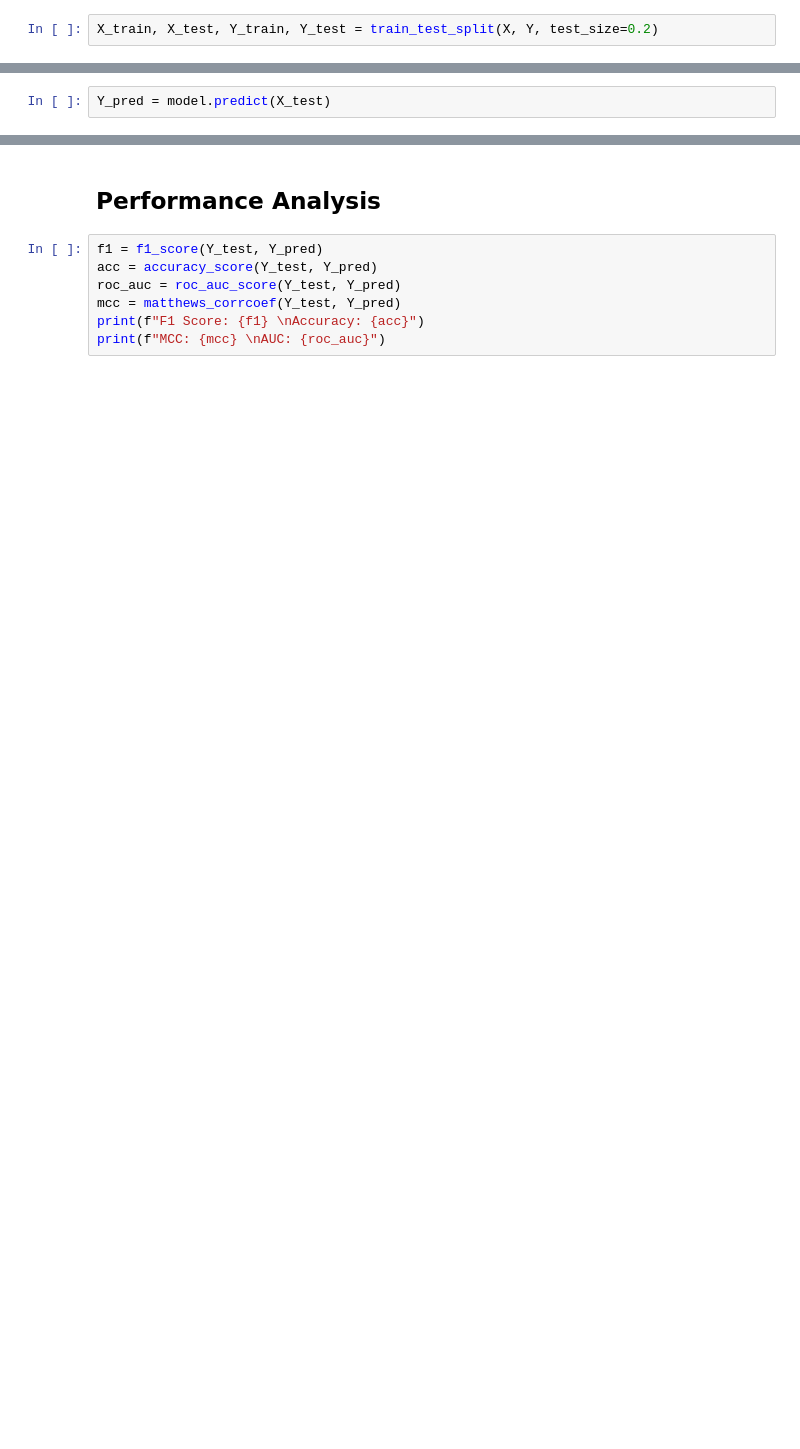
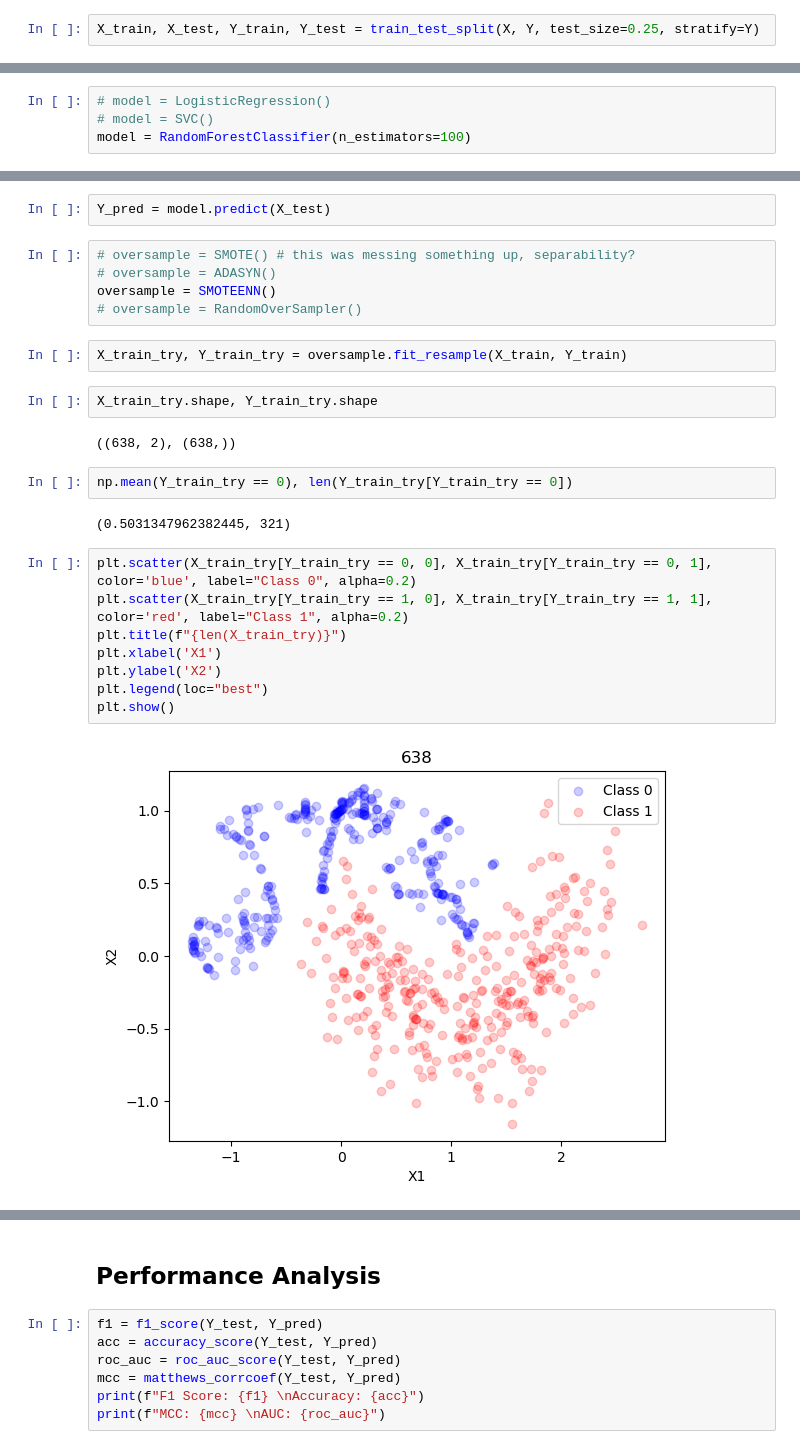
Before and after one commit to lmg1404/MDST-2023-Tutorials, a Jupyter notebook: Optional Challenges/ML Focus/ml_challenge.ipynb, the cells around one changed output, grey strips where cells are left out. Saved outputs shown, nothing was run; the diff lists cells and outputs as text; blank space fills up the shorter version.

```diff
--- a/Optional Challenges/ML Focus/ml_challenge.ipynb
+++ b/Optional Challenges/ML Focus/ml_challenge.ipynb
@@ -59,7 +54,7 @@ We also have an imbalanced dataset so we are going to have to edit how we do sam
 # %% [markdown]
 ## Training
 # %%
-X_train, X_test, Y_train, Y_test = train_test_split(X, Y, test_size=0.2)
+X_train, X_test, Y_train, Y_test = train_test_split(X, Y, test_size=0.25, stratify=Y)
 # %%
 np.mean(Y == 1)
 # %% [output]
@@ -73 +66,5 @@ model = LogisticRegression()
+# %%
+# model = LogisticRegression()
+# model = SVC()
+model = RandomForestClassifier(n_estimators=100)
 # %%
@@ -81,2 +74,27 @@ array([[ 1.12881244, -3.30670748]])
 # %%
 Y_pred = model.predict(X_test)
+# %%
+# oversample = SMOTE() # this was messing something up, separability?
+# oversample = ADASYN()
+oversample = SMOTEENN()
+# oversample = RandomOverSampler()
+# %%
+X_train_try, Y_train_try = oversample.fit_resample(X_train, Y_train)
+# %%
+X_train_try.shape, Y_train_try.shape
+# %% [output]
+((638, 2), (638,))
+# %%
+np.mean(Y_train_try == 0), len(Y_train_try[Y_train_try == 0])
+# %% [output]
+(0.5031347962382445, 321)
+# %%
+plt.scatter(X_train_try[Y_train_try == 0, 0], X_train_try[Y_train_try == 0, 1], color='blue', label="Class 0", alpha=0.2)
+plt.scatter(X_train_try[Y_train_try == 1, 0], X_train_try[Y_train_try == 1, 1], color='red', label="Class 1", alpha=0.2)
+plt.title(f"{len(X_train_try)}")
+plt.xlabel('X1')
+plt.ylabel('X2')
+plt.legend(loc="best")
+plt.show()
+# %% [output]
+[figure, added]
```
Also changed, not shown: parts of 21 cells of this notebook.
